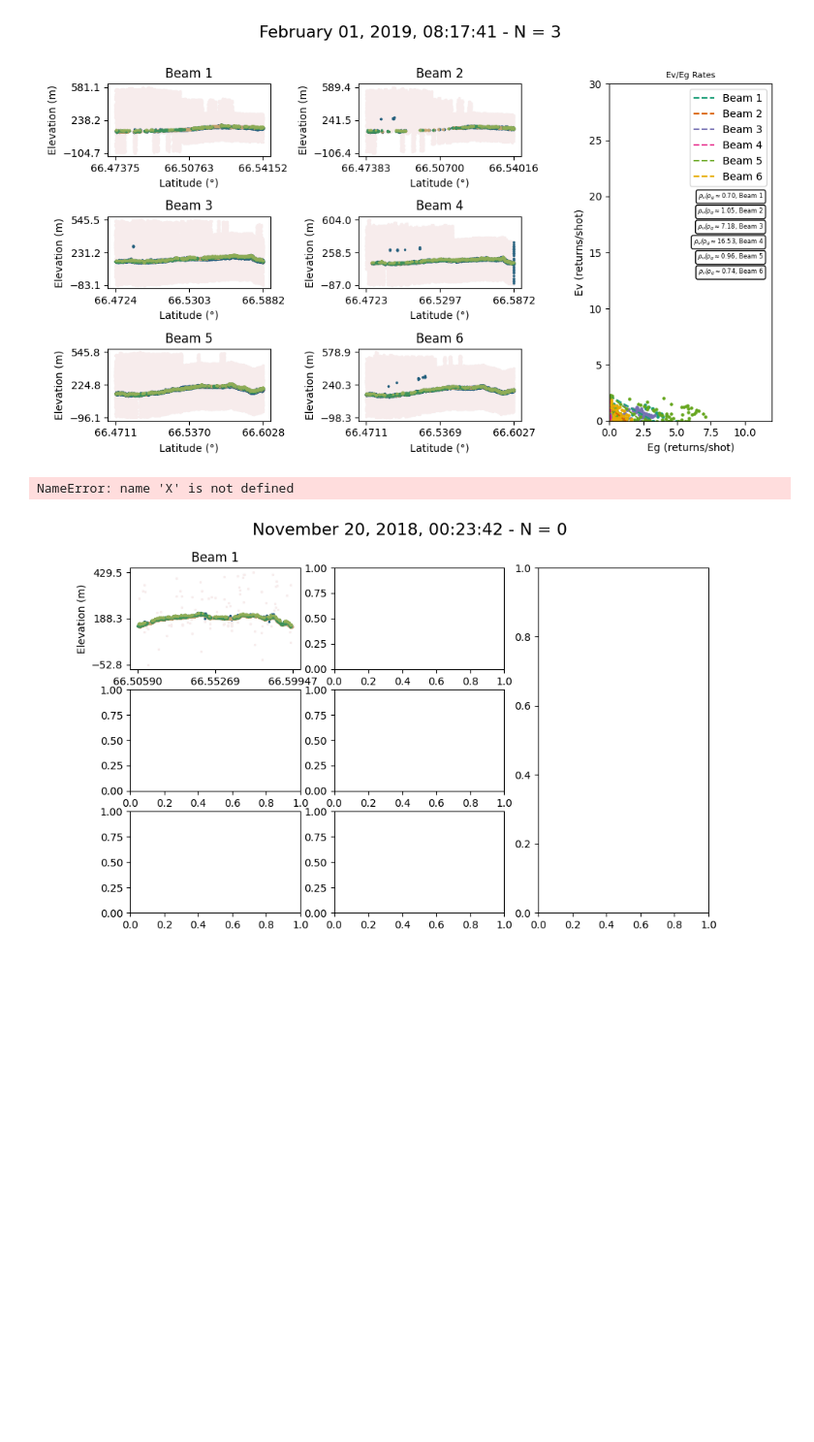
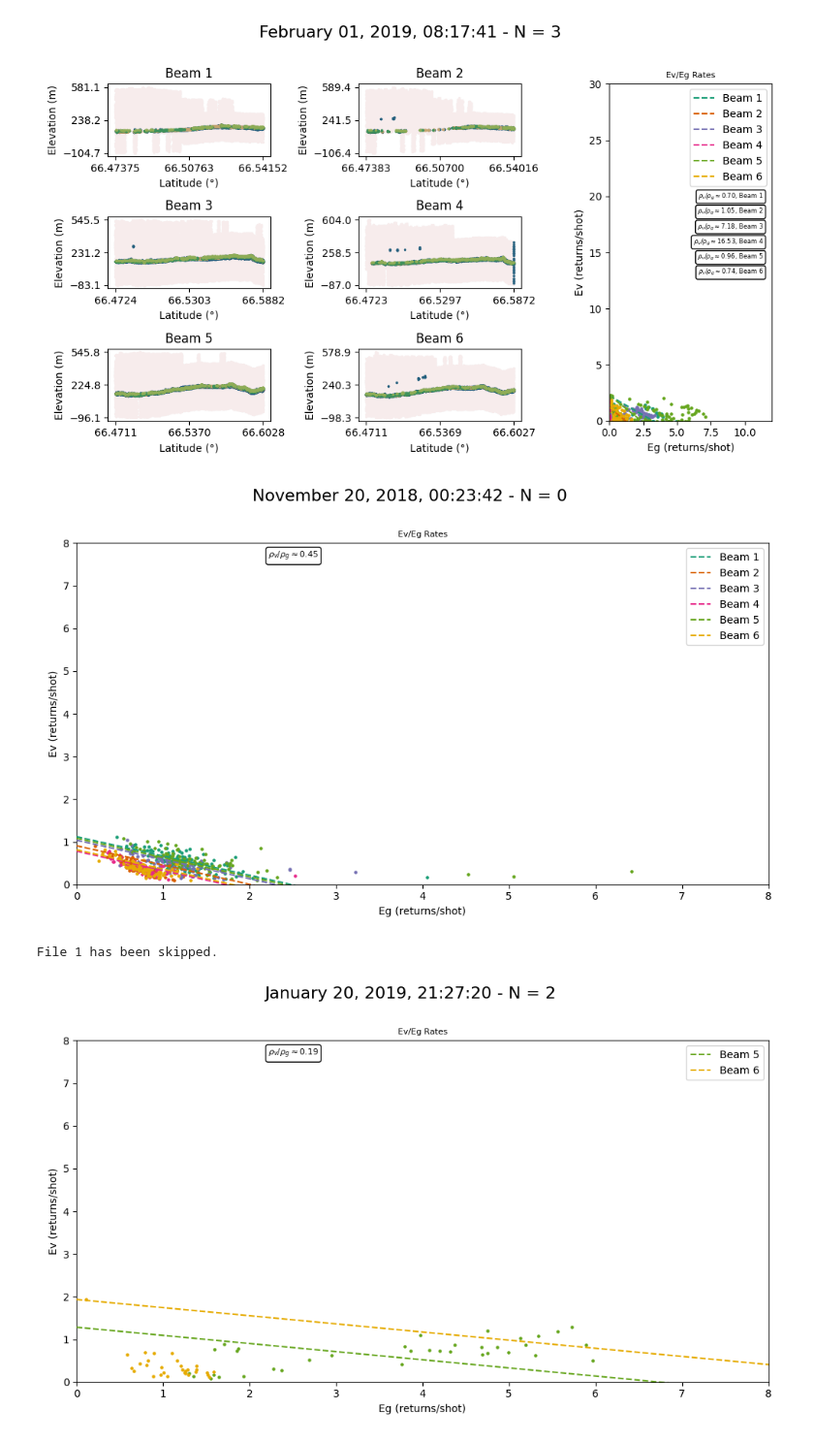
Before and after one commit to thomaslaraia/Snowstradamus, a Jupyter notebook: parallel_regression.ipynb, the cells around one changed output. Shown: that part at 97% size. Cells and saved outputs as stored; diff of their text form; code cells hidden in the pictures; blank space fills up the shorter version.

```diff
--- a/parallel_regression.ipynb
+++ b/parallel_regression.ipynb
@@ -24,29 +24,30 @@ for j in range(3,4):
 # %%
 from scripts.imports import os, glob, pdb, np, h5py, pd, xr, gpd, Proj, Transformer, CRS, \
                         plt, cmap, cmap2, Model, Data, ODR, datetime, rasterio, show, \
                         ccrs, cfeature
 from scripts.classes_fixed import *
 from scripts.pvpg_fixed import *
 from scripts.track_pairs import *
 from scripts.show_tracks import *
 from scripts.parallel import pvpg_parallel_method1
 
 %matplotlib ipympl
 
 dirpath = '../data/rovaniemi_w/'
 all_ATL03, all_ATL08 = track_pairs(dirpath)
 N = len(all_ATL03)
 
 for j in range(0,4):
     pvpg_parallel_method1(all_ATL03[j],all_ATL08[j],
                            init = -.1,
                            # f_scale=.1,
                            loss = 'linear',
                            zeros = False,
                            #beam = 5,
                            y_init = np.max, #alternatively np.max
-                           file_index=j,
-                           just_graph = False)
+                           graph_detail = True,
+                           file_index=j)
 # %% [output]
+[figure, new version]
-NameError: name 'X' is not defined
+File 1 has been skipped.
-[figure, old version]
+[figure, added]
```
Also changed, not shown: parts of 3 cells of this notebook, 1 other file.
